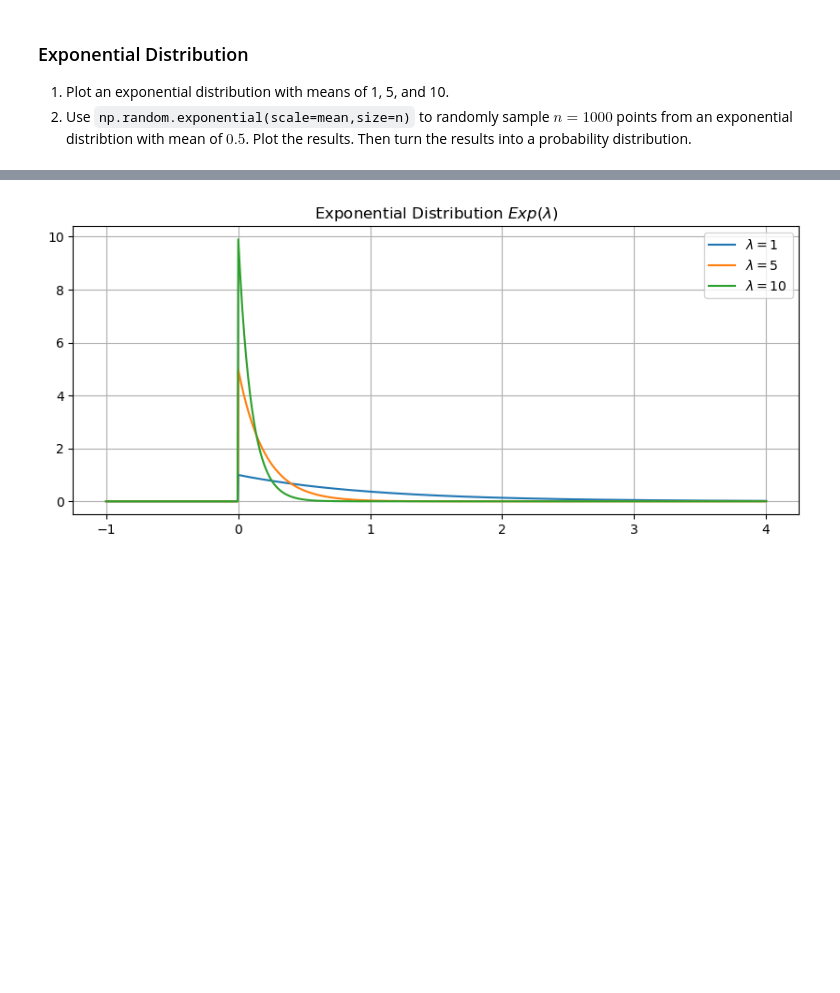
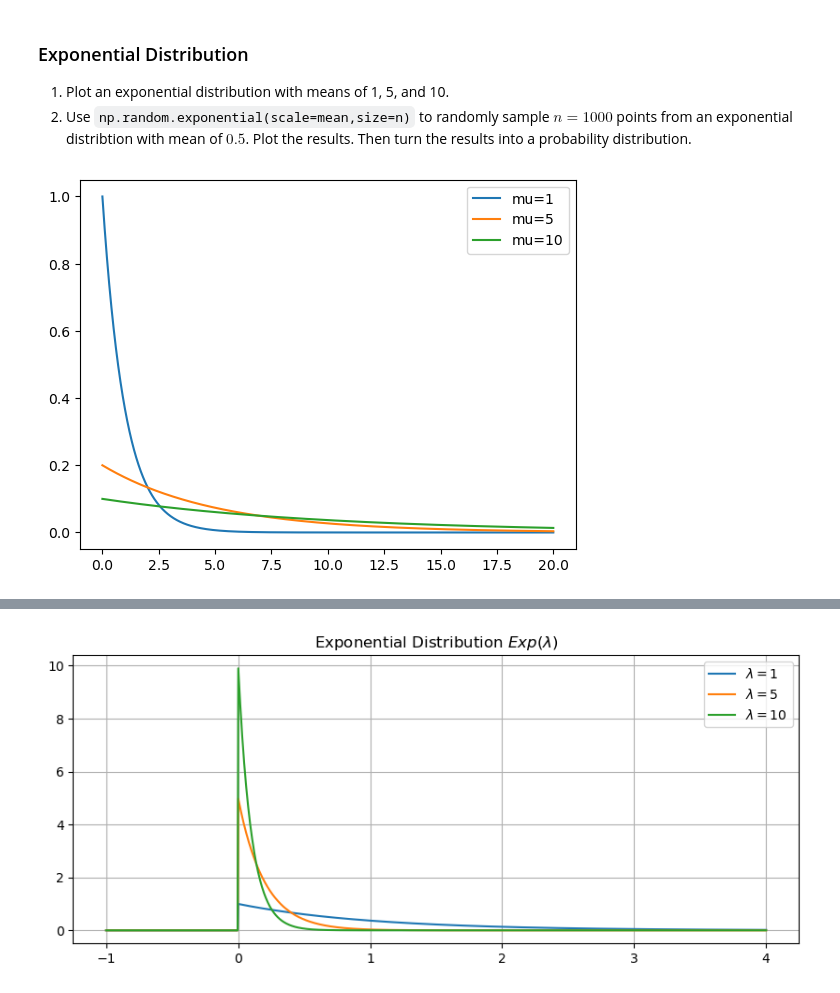
Before and after one commit to ethnwng/2025-t1-notes, a Jupyter notebook: MATH360/python_lectures/Lecture_11_2025W1.ipynb, the cells around one changed output, grey strips where cells are left out. Drawn from its saved outputs; the diff is of its cells as text; code cells hidden in the pictures; blank space fills up the shorter version.

```diff
--- a/MATH360/python_lectures/Lecture_11_2025W1.ipynb
+++ b/MATH360/python_lectures/Lecture_11_2025W1.ipynb
@@ -102,3 +102,16 @@ prob
 
 1. Plot an exponential distribution with means of 1, 5, and 10.
 2. Use `np.random.exponential(scale=mean,size=n)` to randomly sample $n=1000$ points from an exponential distribtion with mean of $0.5$. Plot the results.  Then turn the results into a probability distribution.
+# %%
+means = np.array([1,5,10])
+
+exponential = lambda x, l: l*np.exp(-l*x)
+for mu in means:
+    l = 1/mu
+    x = np.linspace(0, 20, 1000)
+    y = exponential(x, l)
+    plt.plot(x, y, label=f'mu={mu}')
+plt.legend()
+plt.show()
+# %% [output]
+[figure, added]
```
Also changed, not shown: parts of 14 cells of this notebook, 33 other files.
